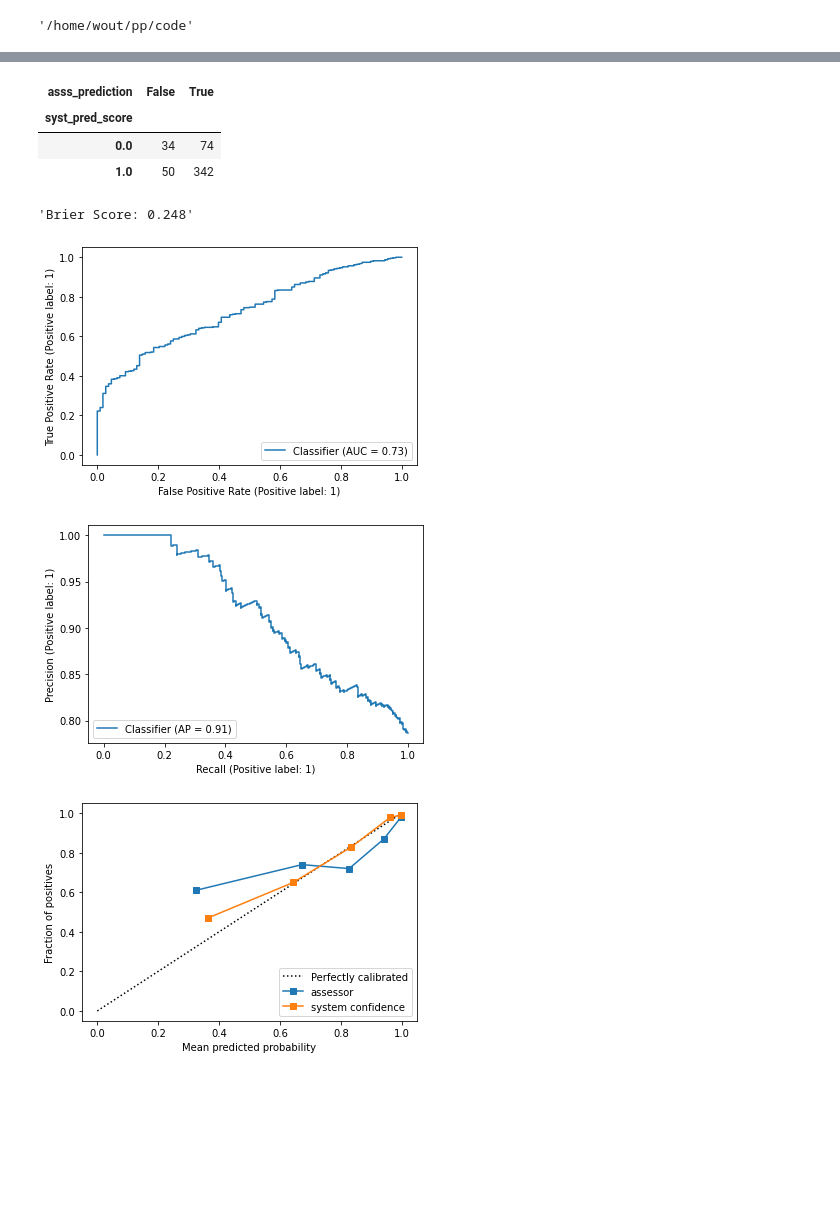
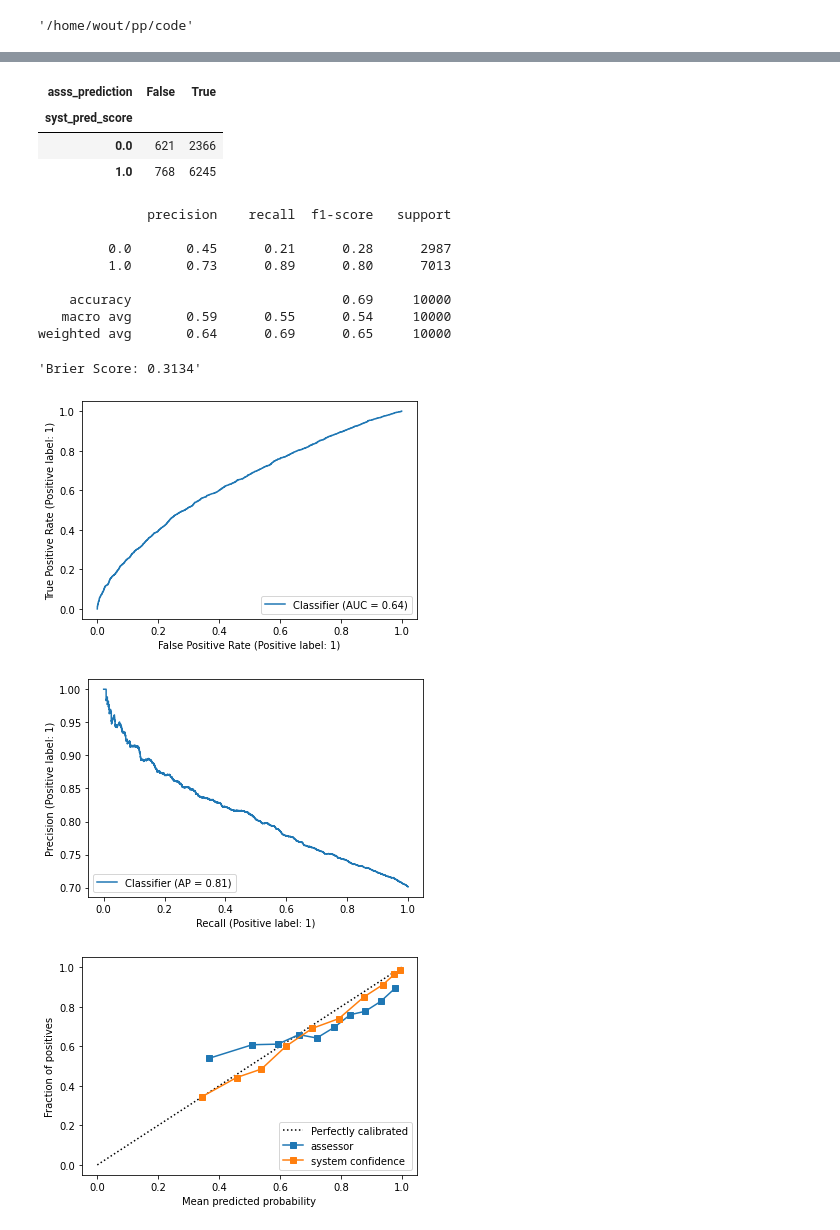
Before and after one commit to wschella/ilsp, a Jupyter notebook: notebooks/analyse_prob.ipynb, the cells around one changed output, grey strips where cells are left out. Saved outputs shown, nothing was run; the diff lists cells and outputs as text; code cells hidden in the pictures; blank space fills up the shorter version.

```diff
--- a/notebooks/analyse_prob.ipynb
+++ b/notebooks/analyse_prob.ipynb
@@ -24,8 +24,10 @@ import matplotlib.pyplot as plt
 # %%
 # df = pd.read_csv("artifacts/results/mnist_default_k10_e5.csv")
 # df = pd.read_csv("artifacts/results/mnist_default_k5_e10.csv")
-# df = pd.read_csv("artifacts/results/cifar10_default_k5_e10.csv")
-df = pd.read_csv("results.csv")
+df = pd.read_csv("artifacts/results/cifar10_default_k5_e10.csv")
+# df = pd.read_csv("artifacts/results/segment_default_k5_e20.csv")
+# df = pd.read_csv("artifacts/results/segment_default_k5_r5_e20.csv")
+# df = pd.read_csv("results.csv")
 df.syst_prediction = df.syst_prediction.map(lambda s: np.array(json.loads(s)))
 df.asss_prediction = df.asss_prediction.map(lambda s: np.array(json.loads(s)))
 display(df.dtypes)
@@ -88,12 +93,10 @@ import sklearn.calibration as calibration
 def metrics_for_threshold(df, threshold = 0.5):
     preds = df.asss_prediction.map(lambda p: p[0] > threshold)
     display(pd.crosstab(df.syst_pred_score, preds))
+    print(classification_report(df.syst_pred_score, preds))
     display(f"Brier Score: {metrics.brier_score_loss(df.syst_pred_score, preds)}")
 
-metrics_for_threshold(df, 0.5)
-# metrics_for_treshold(df, 0.0)
-# Make AUC
-# Give it identity feature
+metrics_for_threshold(df, 0.50)
 metrics.RocCurveDisplay.from_predictions(y_true=df.syst_pred_score, y_pred=df.asss_prediction.map(lambda p: p[0]))
 metrics.PrecisionRecallDisplay.from_predictions(y_true=df.syst_pred_score, y_pred=df.asss_prediction.map(lambda p: p[0]))
 
@@ -101,46 +104,56 @@ cal = calibration.CalibrationDisplay.from_predictions(
     name="assessor",
     y_true=df.syst_pred_score,
     y_prob=df.asss_prediction.map(lambda p: p[0]),
+    n_bins=10,
     strategy="quantile")
 calibration.CalibrationDisplay.from_predictions(
     name="system confidence",
     ax=cal.ax_,
+    n_bins=10,
     y_true=df.syst_pred_score,
     y_prob=df.syst_prediction.map(lambda p: np.max(p, axis=1)[0]),
     strategy="quantile"
 )
 
 def plot_thresholding(df):
     def metrics_for_threshold2(df, threshold):
         y_true = df.syst_pred_score
         y_pred = df.asss_prediction.map(lambda p: p[0] > threshold)
         return (
             metrics.accuracy_score(y_true, y_pred),
             metrics.precision_score(y_true, y_pred),
             metrics.recall_score(y_true, y_pred),
             metrics.balanced_accuracy_score(y_true, y_pred)
     )
     thresholds = np.arange(0, 1, 0.01)
     accuracies, precisions, recalls, bal_accs = zip(*[metrics_for_threshold2(df, t) for t in thresholds])
     fig = plt.figure()
     ax = plt.gca()
     # ax = fig.axes[0]
     ax.plot(thresholds, accuracies, label="accuracy")
     ax.plot(thresholds, precisions, label="precision")
     ax.plot(thresholds, recalls, label="recall")
     # ax.plot(thresholds, bal_accs, label="balanced accuracy")
     ax.set_xlabel("Threshold")
     ax.legend()
     return fig
 
 
 # plot_thresholding(df)
 # %% [output]
 | asss_prediction | False | True |
 | syst_pred_score |  |  |
-| 0.0 | 34 | 74 |
-| 1.0 | 50 | 342 |
+| 0.0 | 621 | 2366 |
+| 1.0 | 768 | 6245 |
-'Brier Score: 0.248'
+              precision    recall  f1-score   support
+
+         0.0       0.45      0.21      0.28      2987
+         1.0       0.73      0.89      0.80      7013
+
+    accuracy                           0.69     10000
+   macro avg       0.59      0.55      0.54     10000
+weighted avg       0.64      0.69      0.65     10000
+'Brier Score: 0.3134'
-[figure, old version]
+[figure, new version]
-[figure, old version]
+[figure, new version]
-[figure, old version]
+[figure, new version]
```
Also changed, not shown: parts of 2 cells of this notebook, 9 other files.
